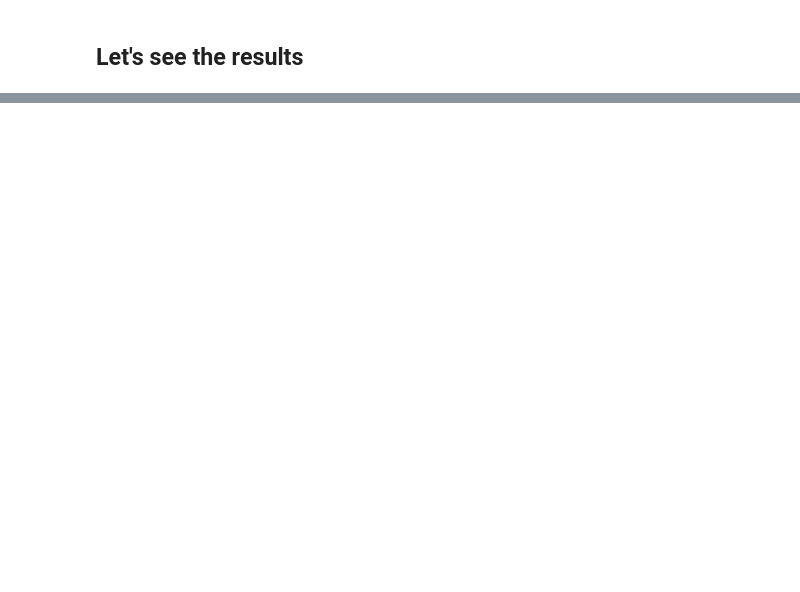
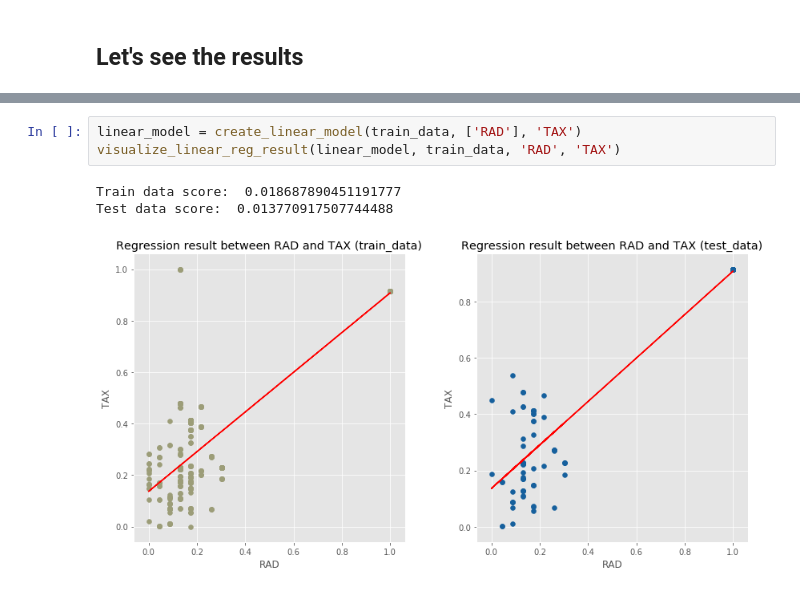
Before and after one commit to yura-hb/BI-PYT-OLS, a Jupyter notebook: semestral_work/EDA.ipynb, the cells around one changed output, grey strips where cells are left out. Drawn from its saved outputs; the diff is of its cells as text; blank space fills up the shorter version.

```diff
--- a/semestral_work/EDA.ipynb
+++ b/semestral_work/EDA.ipynb
@@ -251,0 +316,7 @@ plotFeatures()
+# %%
+linear_model = create_linear_model(train_data, ['RAD'], 'TAX')
+visualize_linear_reg_result(linear_model, train_data, 'RAD', 'TAX')
+# %% [output]
+Train data score:  0.018687890451191777
+Test data score:  0.013770917507744488
+[figure, added]
```
Also changed, not shown: parts of 28 cells of this notebook, 12 other files.
